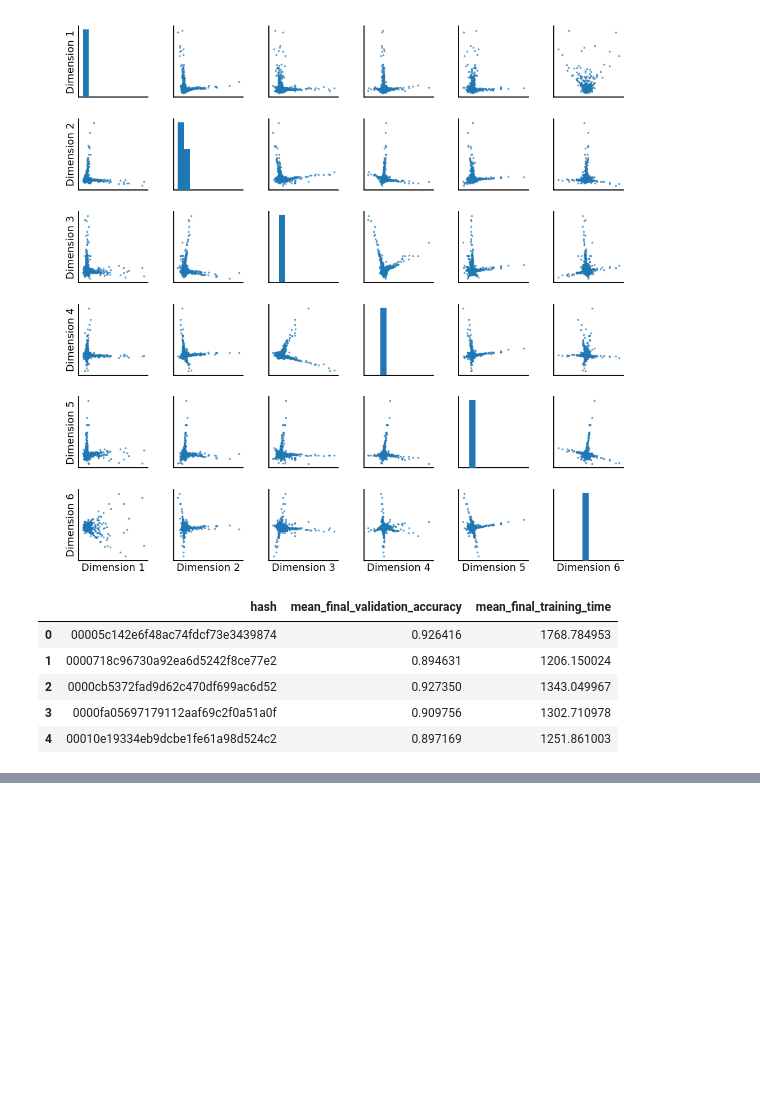
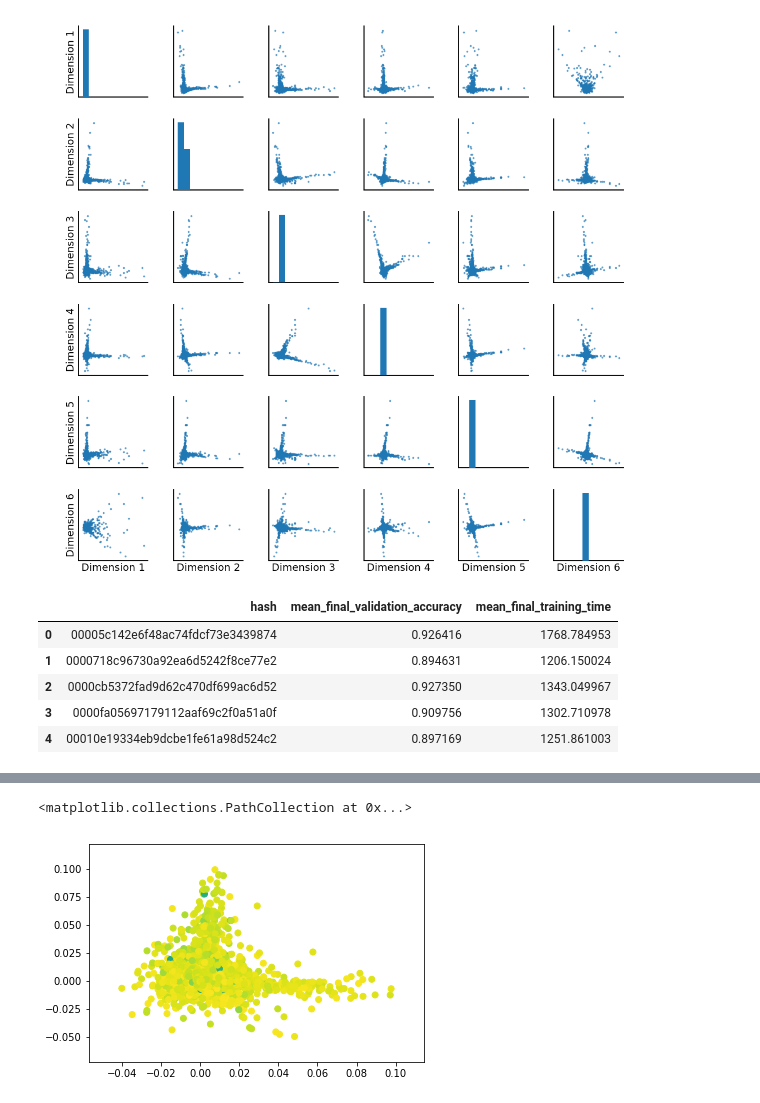
Before and after one commit to neurodata/hayden, a Jupyter notebook: NAS/NAS analysis.ipynb, the cells around one changed output, grey strips where cells are left out. Cells and saved outputs as stored; diff of their text form; code cells hidden in the pictures; blank space fills up the shorter version.

```diff
--- a/NAS/NAS analysis.ipynb
+++ b/NAS/NAS analysis.ipynb
@@ -99,0 +114,16 @@ fig.colorbar(im, ax=ax)
+# %%
+X0 = X_hat[:, :2][fake_labels == 0].copy()
+Y0 = rearranged_scores[fake_labels == 0].copy()
+
+X1 = X_hat[:, :2][fake_labels == 1].copy()
+Y1 = rearranged_scores[fake_labels == 1].copy()
+
+X2 = X_hat[:, :2][fake_labels == 2].copy()
+Y2 = rearranged_scores[fake_labels == 2].copy()
+# %%
+fig, ax = plt.subplots(1,1)
+im = ax.scatter(X0[:, 0], X0[:, 1], c=Y0)
+fig.colorbar(im, ax=ax)
+# %% [output]
+<matplotlib.collections.PathCollection at 0x...>
+[figure, added]
```
Also changed, not shown: parts of 7 cells of this notebook, 1 other file.
